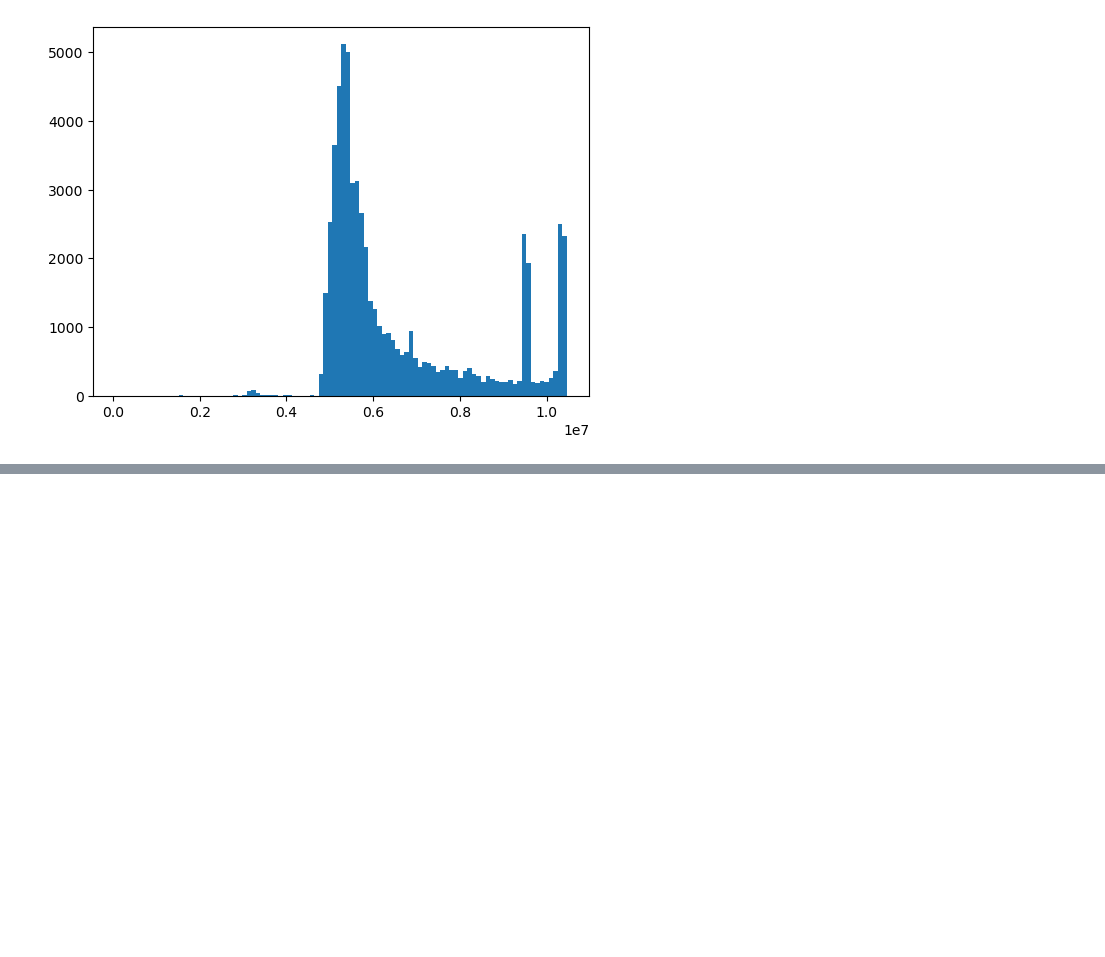
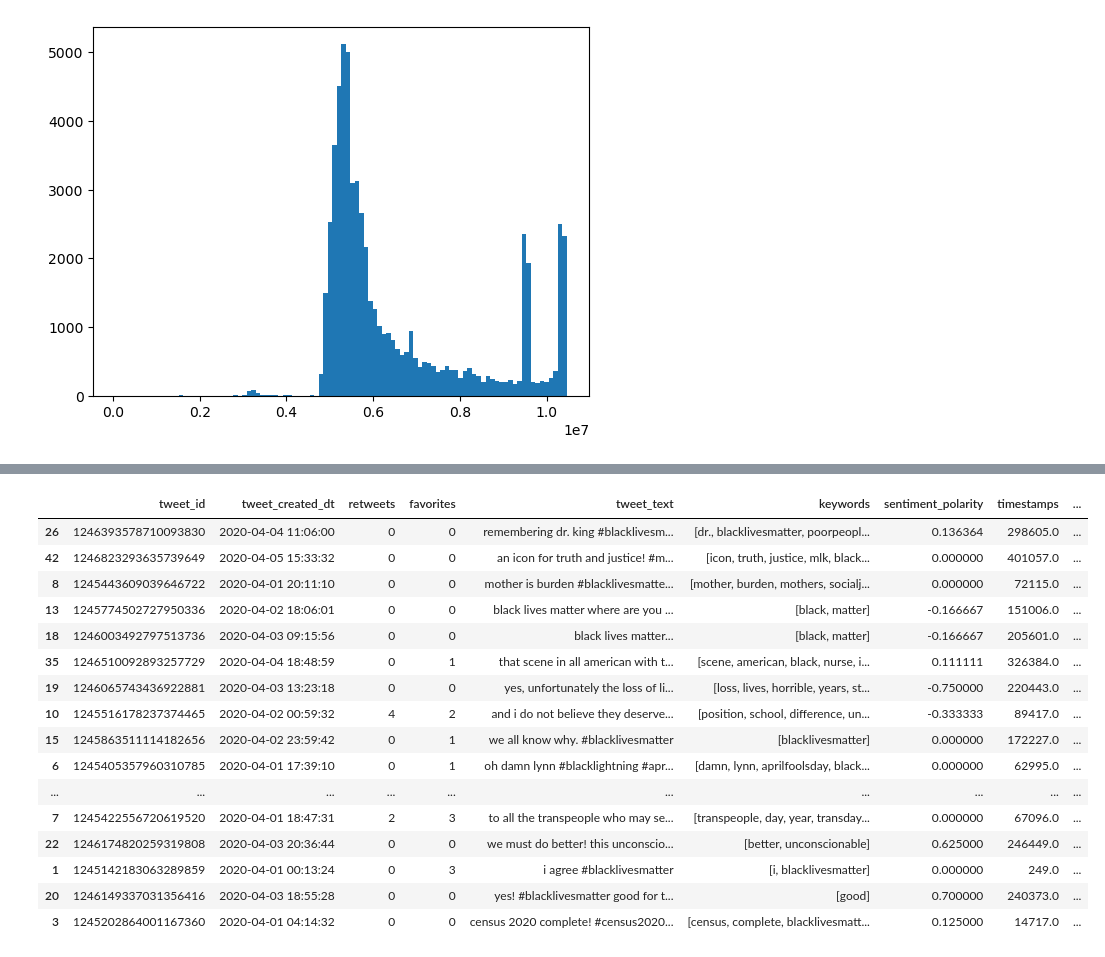
Before and after one commit to Isyohan/WeakSignalsBLM, a Jupyter notebook: BLM_Notebook.ipynb, the cells around one changed output, grey strips where cells are left out. Saved outputs shown, nothing was run; the diff lists cells and outputs as text; code cells hidden in the pictures; blank space fills up the shorter version.

```diff
--- a/BLM_Notebook.ipynb
+++ b/BLM_Notebook.ipynb
@@ -278,0 +308,37 @@ plt.show()
+# %%
+def n_days_day_by_day(df,n_days=5):
+    X_out=[]
+    dt=time_day*n_days
+    y_out=[]
+
+    for time in range(0,int(df['timestamps'].max()),time_day):
+        o=df[df.timestamps<time+dt]
+        X_out.append(o[o.timestamps>time])
+
+    t=0
+    for time in range(0,int(df['timestamps'].max()),time_day):
+        y_out.append(train_split[train_split['timestamps']>t].count()[0]-train_split[train_split['timestamps']>time].count()[0])
+    t=time
+    return X_out[:len(X_out)-n_days],y_out[n_days:]
+# %%
+X,y=n_days_day_by_day(train_split)
+# %%
+X[0]
+# %% [output]
+|  | tweet_id | tweet_created_dt | retweets | favorites | tweet_text | keywords | sentiment_polarity | timestamps | ... |
+| 26 | 1246393578710093830 | 2020-04-04 11:06:00 | 0 | 0 | remembering dr. king #blacklivesm... | [dr., blacklivesmatter, poorpeopl... | 0.136364 | 298605.0 | ... |
+| 42 | 1246823293635739649 | 2020-04-05 15:33:32 | 0 | 0 | an icon for truth and justice! #m... | [icon, truth, justice, mlk, black... | 0.000000 | 401057.0 | ... |
+| 8 | 1245443609039646722 | 2020-04-01 20:11:10 | 0 | 0 | mother is burden #blacklivesmatte... | [mother, burden, mothers, socialj... | 0.000000 | 72115.0 | ... |
+| 13 | 1245774502727950336 | 2020-04-02 18:06:01 | 0 | 0 | black lives matter where are you ... | [black, matter] | -0.166667 | 151006.0 | ... |
+| 18 | 1246003492797513736 | 2020-04-03 09:15:56 | 0 | 0 | black lives matter... | [black, matter] | -0.166667 | 205601.0 | ... |
+| 35 | 1246510092893257729 | 2020-04-04 18:48:59 | 0 | 1 | that scene in all american with t... | [scene, american, black, nurse, i... | 0.111111 | 326384.0 | ... |
+| 19 | 1246065743436922881 | 2020-04-03 13:23:18 | 0 | 0 | yes, unfortunately the loss of li... | [loss, lives, horrible, years, st... | -0.750000 | 220443.0 | ... |
+| 10 | 1245516178237374465 | 2020-04-02 00:59:32 | 4 | 2 | and i do not believe they deserve... | [position, school, difference, un... | -0.333333 | 89417.0 | ... |
+| 15 | 1245863511114182656 | 2020-04-02 23:59:42 | 0 | 1 | we all know why. #blacklivesmatter | [blacklivesmatter] | 0.000000 | 172227.0 | ... |
+| 6 | 1245405357960310785 | 2020-04-01 17:39:10 | 0 | 1 | oh damn lynn #blacklightning #apr... | [damn, lynn, aprilfoolsday, black... | 0.000000 | 62995.0 | ... |
+| ... | ... | ... | ... | ... | ... | ... | ... | ... | ... |
+| 7 | 1245422556720619520 | 2020-04-01 18:47:31 | 2 | 3 | to all the transpeople who may se... | [transpeople, day, year, transday... | 0.000000 | 67096.0 | ... |
+| 22 | 1246174820259319808 | 2020-04-03 20:36:44 | 0 | 0 | we must do better! this unconscio... | [better, unconscionable] | 0.625000 | 246449.0 | ... |
+| 1 | 1245142183063289859 | 2020-04-01 00:13:24 | 0 | 3 | i agree #blacklivesmatter | [i, blacklivesmatter] | 0.000000 | 249.0 | ... |
+| 20 | 1246149337031356416 | 2020-04-03 18:55:28 | 0 | 0 | yes! #blacklivesmatter good for t... | [good] | 0.700000 | 240373.0 | ... |
+| 3 | 1245202864001167360 | 2020-04-01 04:14:32 | 0 | 0 | census 2020 complete! #census2020... | [census, complete, blacklivesmatt... | 0.125000 | 14717.0 | ... |
```
Also changed, not shown: parts of 3 cells of this notebook.
